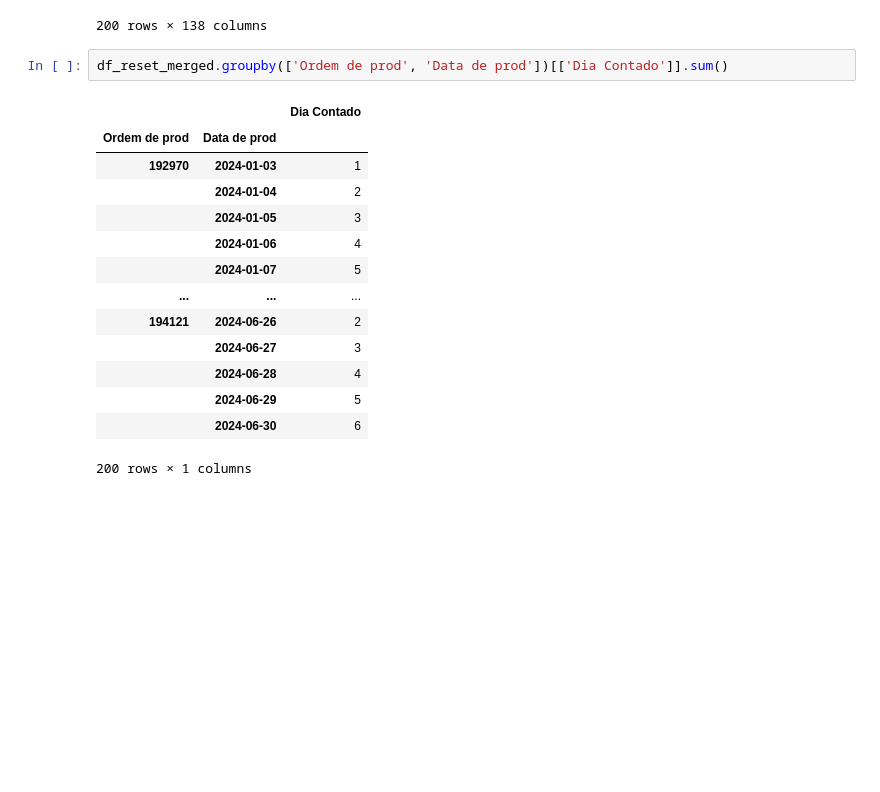
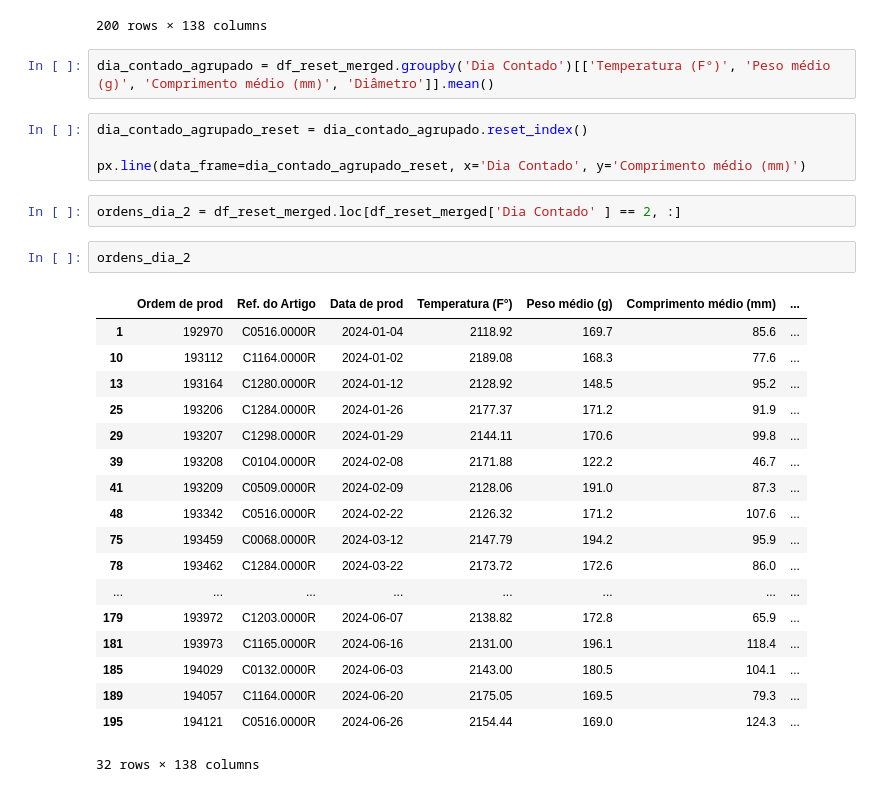
Before and after one commit to lucasz-g/Analise-Gotas, a Jupyter notebook: analises/modelo_ml.ipynb, the cells around one changed output. Drawn from its saved outputs; the diff is of its cells as text; blank space fills up the shorter version.

```diff
--- a/analises/modelo_ml.ipynb
+++ b/analises/modelo_ml.ipynb
@@ -550,20 +567,32 @@ df_reset_merged
 | 198 | 194121 | C0516.0000R | 2024-06-29 | 2145.60 | 168.8 | 120.0 | ... |
 | 199 | 194121 | C0516.0000R | 2024-06-30 | 2148.00 | 169.2 | 122.9 | ... |
 200 rows × 138 columns
-# %%
-df_reset_merged.groupby(['Ordem de prod', 'Data de prod'])[['Dia Contado']].sum()
-# %% [output]
-|  |  | Dia Contado |
-| Ordem de prod | Data de prod |  |
-| 192970 | 2024-01-03 | 1 |
-|  | 2024-01-04 | 2 |
-|  | 2024-01-05 | 3 |
-|  | 2024-01-06 | 4 |
-|  | 2024-01-07 | 5 |
-| ... | ... | ... |
-| 194121 | 2024-06-26 | 2 |
-|  | 2024-06-27 | 3 |
-|  | 2024-06-28 | 4 |
-|  | 2024-06-29 | 5 |
-|  | 2024-06-30 | 6 |
-200 rows × 1 columns
+# %%
+dia_contado_agrupado = df_reset_merged.groupby('Dia Contado')[['Temperatura (F°)', 'Peso médio (g)', 'Comprimento médio (mm)', 'Diâmetro']].mean()
+# %%
+dia_contado_agrupado_reset = dia_contado_agrupado.reset_index()
+
+px.line(data_frame=dia_contado_agrupado_reset, x='Dia Contado', y='Comprimento médio (mm)')
+# %%
+ordens_dia_2 = df_reset_merged.loc[df_reset_merged['Dia Contado' ] == 2, :]
+# %%
+ordens_dia_2
+# %% [output]
+|  | Ordem de prod | Ref. do Artigo | Data de prod | Temperatura (F°) | Peso médio (g) | Comprimento médio (mm) | ... |
+| 1 | 192970 | C0516.0000R | 2024-01-04 | 2118.92 | 169.7 | 85.6 | ... |
+| 10 | 193112 | C1164.0000R | 2024-01-02 | 2189.08 | 168.3 | 77.6 | ... |
+| 13 | 193164 | C1280.0000R | 2024-01-12 | 2128.92 | 148.5 | 95.2 | ... |
+| 25 | 193206 | C1284.0000R | 2024-01-26 | 2177.37 | 171.2 | 91.9 | ... |
+| 29 | 193207 | C1298.0000R | 2024-01-29 | 2144.11 | 170.6 | 99.8 | ... |
+| 39 | 193208 | C0104.0000R | 2024-02-08 | 2171.88 | 122.2 | 46.7 | ... |
+| 41 | 193209 | C0509.0000R | 2024-02-09 | 2128.06 | 191.0 | 87.3 | ... |
+| 48 | 193342 | C0516.0000R | 2024-02-22 | 2126.32 | 171.2 | 107.6 | ... |
+| 75 | 193459 | C0068.0000R | 2024-03-12 | 2147.79 | 194.2 | 95.9 | ... |
+| 78 | 193462 | C1284.0000R | 2024-03-22 | 2173.72 | 172.6 | 86.0 | ... |
+| ... | ... | ... | ... | ... | ... | ... | ... |
+| 179 | 193972 | C1203.0000R | 2024-06-07 | 2138.82 | 172.8 | 65.9 | ... |
+| 181 | 193973 | C1165.0000R | 2024-06-16 | 2131.00 | 196.1 | 118.4 | ... |
+| 185 | 194029 | C0132.0000R | 2024-06-03 | 2143.00 | 180.5 | 104.1 | ... |
+| 189 | 194057 | C1164.0000R | 2024-06-20 | 2175.05 | 169.5 | 79.3 | ... |
+| 195 | 194121 | C0516.0000R | 2024-06-26 | 2154.44 | 169.0 | 124.3 | ... |
+32 rows × 138 columns
```
Also changed, not shown: parts of 8 cells of this notebook.
